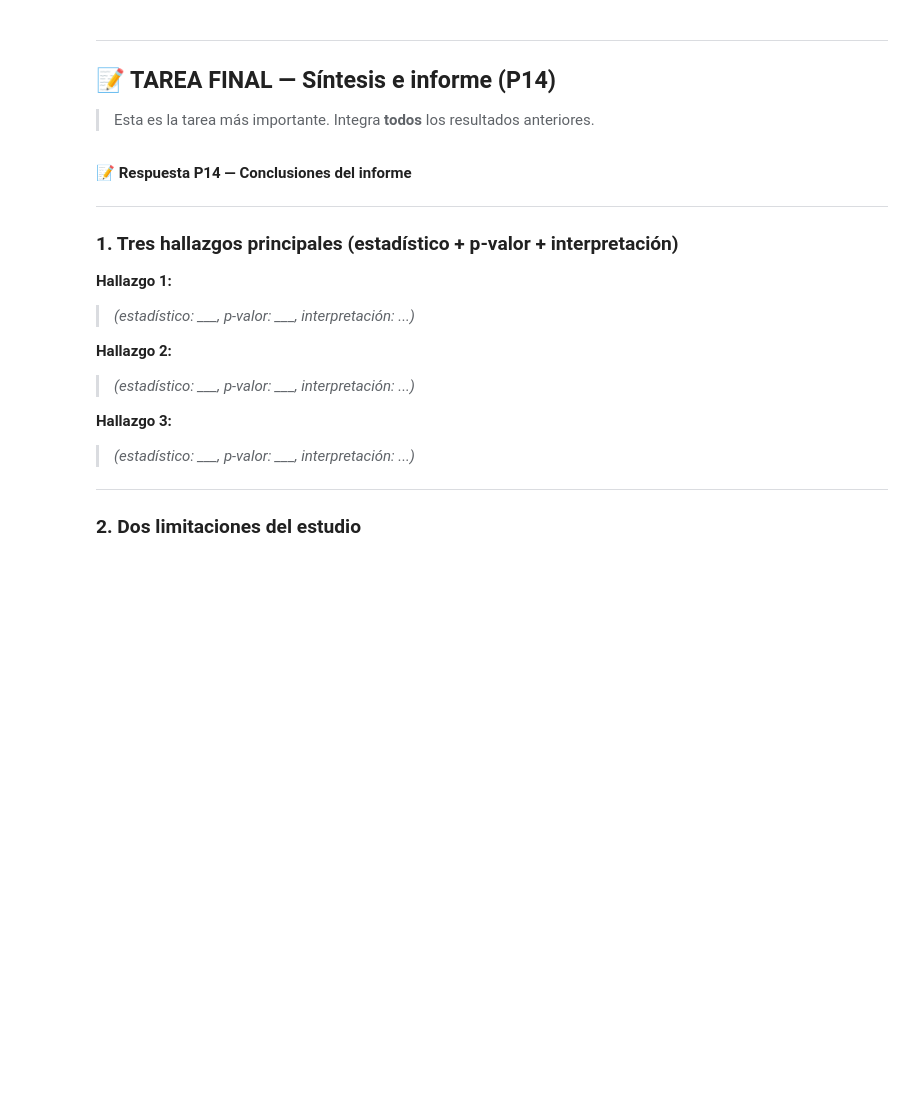
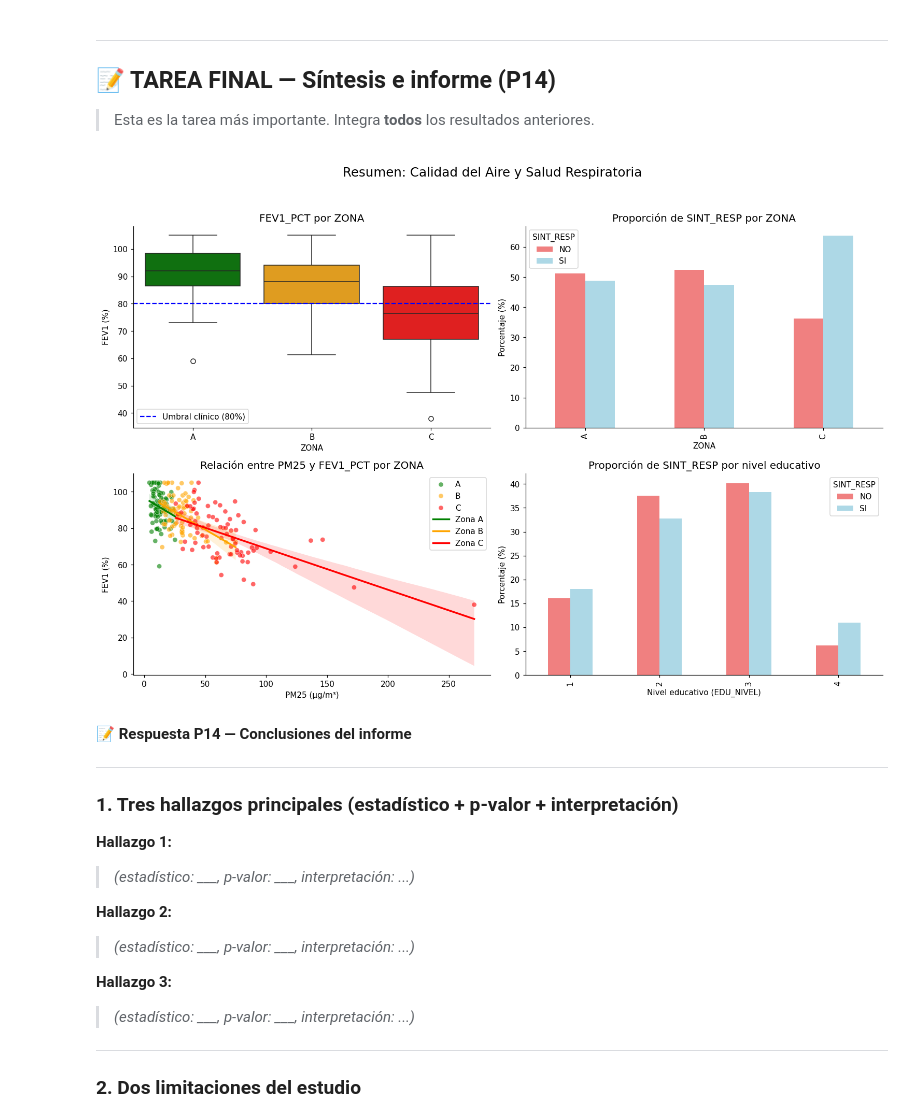
Before and after one commit to oscariolo/Ciencia-de-datos, a Jupyter notebook: ExamenInterciclo/notebook.ipynb, the cells around one changed output. Saved outputs shown, nothing was run; the diff lists cells and outputs as text; code cells hidden in the pictures; blank space fills up the shorter version.

```diff
--- a/ExamenInterciclo/notebook.ipynb
+++ b/ExamenInterciclo/notebook.ipynb
@@ -808,13 +936,49 @@ def assoc_stats(tabla):
 # %%
 # ─── Panel resumen visual ─────────────────────────────────────────────────────
 # TODO: Crea un panel de 2×2 subplots que muestre los 4 hallazgos principales:
 #   [0,0] Boxplot FEV1_PCT por ZONA (con línea en 80%)
 #   [0,1] Prevalencia SINT_RESP por ZONA (barras)
 #   [1,0] Scatterplot PM25 vs FEV1_PCT coloreado por zona
 #   [1,1] Distribución de EDU_NIVEL por SINT_RESP (barras)
 #   Añade un supertítulo: 'Resumen: Calidad del Aire y Salud Respiratoria'
 
 ### TU CÓDIGO AQUÍ ###
+
+fig, axes = plt.subplots(2, 2, figsize=(14, 10))
+# [0,0] Boxplot FEV1_PCT por ZONA
+sns.boxplot(x='ZONA', y='FEV1_PCT', data=df, ax=axes[0,0], palette={'A':'green', 'B':'orange', 'C':'red'})
+axes[0,0].axhline(80, color='blue', linestyle='--', label='Umbral clínico (80%)')
+axes[0,0].set_title('FEV1_PCT por ZONA')
+axes[0,0].set_xlabel('ZONA')
+axes[0,0].set_ylabel('FEV1 (%)')
+axes[0,0].legend()
+# [0,1] Prevalencia SINT_RESP por ZONA
+tabla_cruzada.plot(kind='bar', stacked=False, ax=axes[0,1], color=['lightcoral', 'lightblue'])
+axes[0,1].set_title('Proporción de SINT_RESP por ZONA')
+axes[0,1].set_xlabel('ZONA')
+axes[0,1].set_ylabel('Porcentaje (%)')
+axes[0,1].legend(title='SINT_RESP', labels=['NO', 'SI'])
+# [1,0] Scatterplot PM25 vs FEV1_PCT coloreado por zona
+sns.scatterplot(x='PM25', y='FEV1_PCT', hue='ZONA', data=df, ax=axes[1,0],
+                palette={'A':'green', 'B':'orange', 'C':'red'}, alpha=0.6)
+for zona, color in zip(['A', 'B', 'C'], ['green', 'orange', 'red']):
+    subset = df[df['ZONA'] == zona]
+    sns.regplot(x='PM25', y='FEV1_PCT', data=subset, ax=axes[1,0], scatter=False, color=color, label=f'Zona {zona}')
+axes[1,0].set_title('Relación entre PM25 y FEV1_PCT por ZONA')
+axes[1,0].set_xlabel('PM25 (µg/m³)')
+axes[1,0].set_ylabel('FEV1 (%)')
+axes[1,0].legend()
+# [1,1] Distribución de EDU_NIVEL por SINT_RESP
+tbl_porcentajes.plot(kind='bar', stacked=False, ax=axes[1,1], color=['lightcoral', 'lightblue'])
+axes[1,1].set_title('Proporción de SINT_RESP por nivel educativo')
+axes[1,1].set_xlabel('Nivel educativo (EDU_NIVEL)')
+axes[1,1].set_ylabel('Porcentaje (%)')
+axes[1,1].legend(title='SINT_RESP', labels=['NO', 'SI'])
+plt.suptitle('Resumen: Calidad del Aire y Salud Respiratoria', fontsize=16)
+plt.tight_layout(rect=[0, 0.03, 1, 0.95])
+plt.show()
+# %% [output]
+[figure, added]
 # %% [markdown]
 **📝 Respuesta P14 — Conclusiones del informe**
 
```
Also changed, not shown: parts of 13 cells of this notebook.
